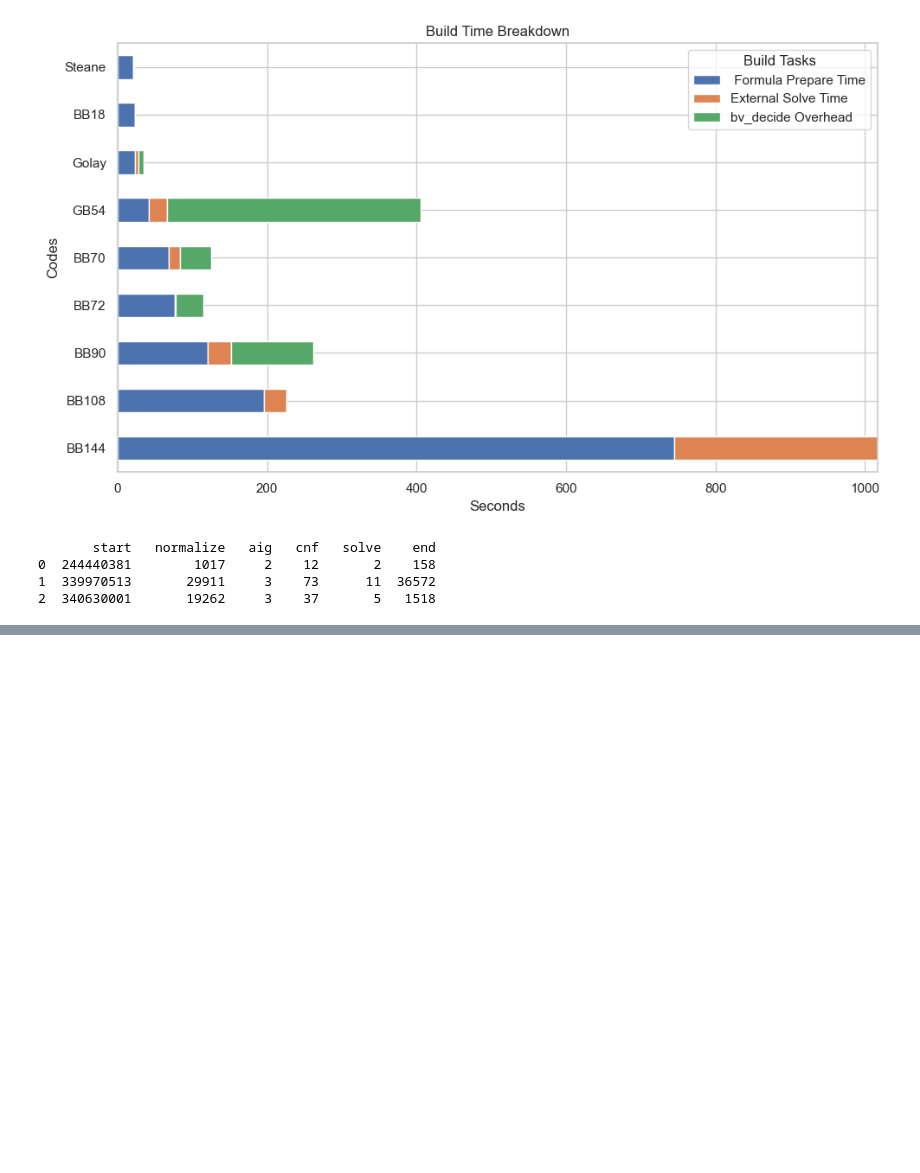
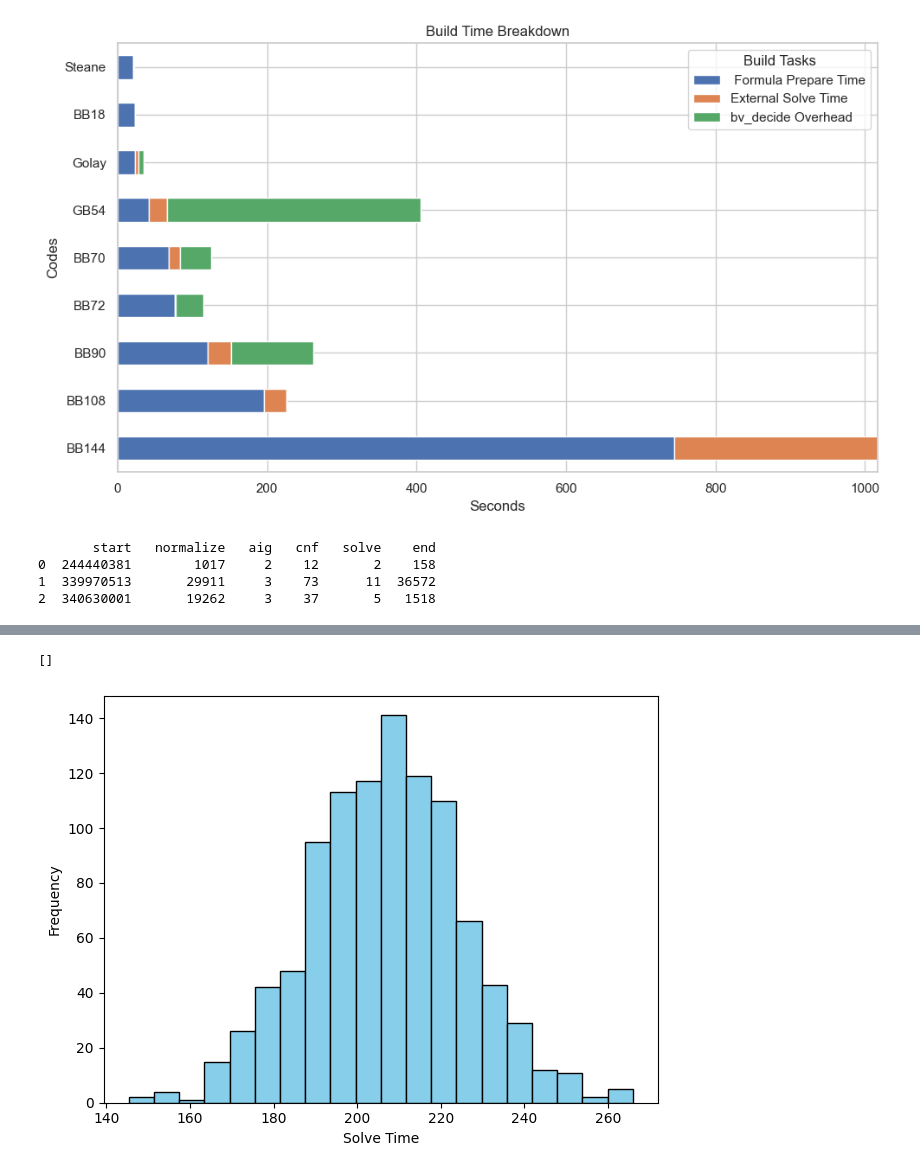
Before and after one commit to VerifiedQC/Lean-QEC, a Jupyter notebook: data_analysis/solve_times.ipynb, the cells around one changed output, grey strips where cells are left out. Cells and saved outputs as stored; diff of their text form; code cells hidden in the pictures; blank space fills up the shorter version.

```diff
--- a/data_analysis/solve_times.ipynb
+++ b/data_analysis/solve_times.ipynb
@@ -128,0 +157,9 @@ s   i                   z          e   _   b      y    t    e    s
+# %%
+plt.hist(df1["time_solve"], bins=20, color="skyblue", edgecolor="black")
+plt.xlabel("Solve Time")
+plt.ylabel("Frequency")
+plt.tight_layout()
+plt.plot()
+# %% [output]
+[]
+[figure, added]
```
Also changed, not shown: parts of 6 cells of this notebook, 6 other files.
